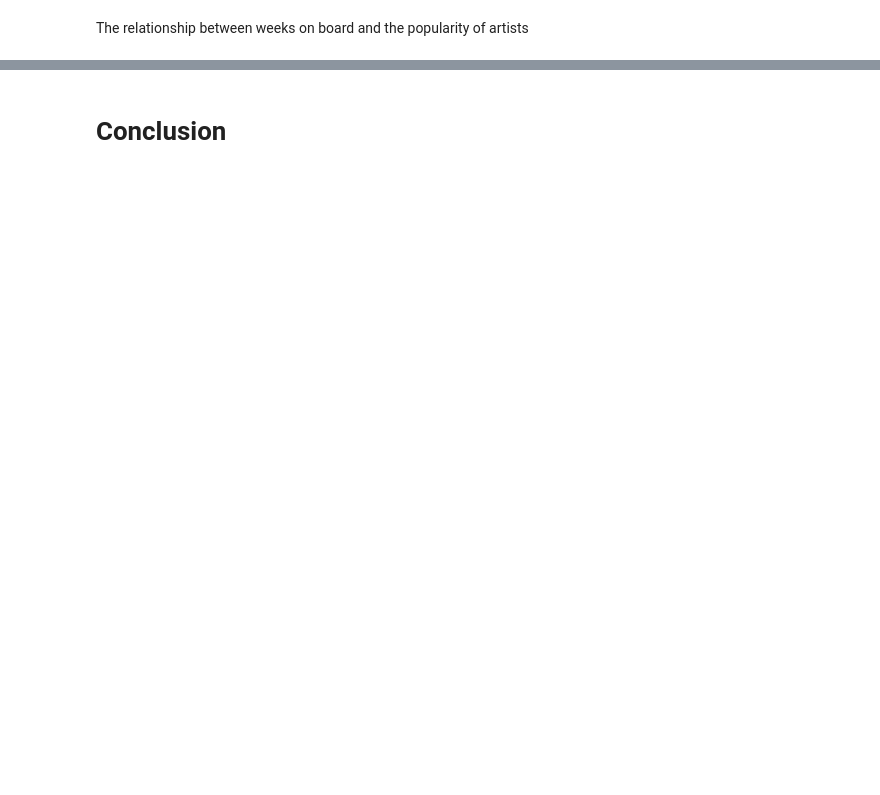
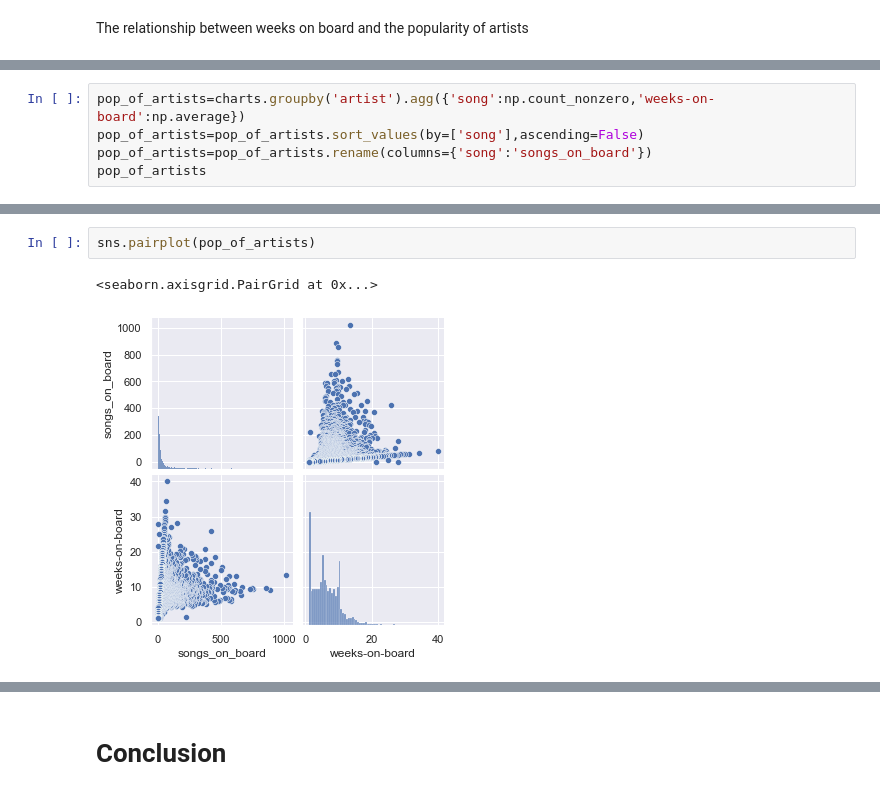
Before and after one commit to Yuchen-G/SI-370-Exploratory-Data-Analysis-Final-Project-, a Jupyter notebook: EDA.ipynb, the cells around one changed output, grey strips where cells are left out. Cells and saved outputs as stored; diff of their text form; blank space fills up the shorter version.

```diff
--- a/EDA.ipynb
+++ b/EDA.ipynb
@@ -91,0 +152,5 @@ The relationship between weeks on board and the popularity of artists
+# %%
+pop_of_artists=charts.groupby('artist').agg({'song':np.count_nonzero,'weeks-on-board':np.average})
+pop_of_artists=pop_of_artists.sort_values(by=['song'],ascending=False)
+pop_of_artists=pop_of_artists.rename(columns={'song':'songs_on_board'})
+pop_of_artists
@@ -91,0 +172,5 @@ The relationship between weeks on board and the popularity of artists
+# %%
+sns.pairplot(pop_of_artists)
+# %% [output]
+<seaborn.axisgrid.PairGrid at 0x...>
+[figure, added]
```
Also changed, not shown: parts of 12 cells of this notebook.
